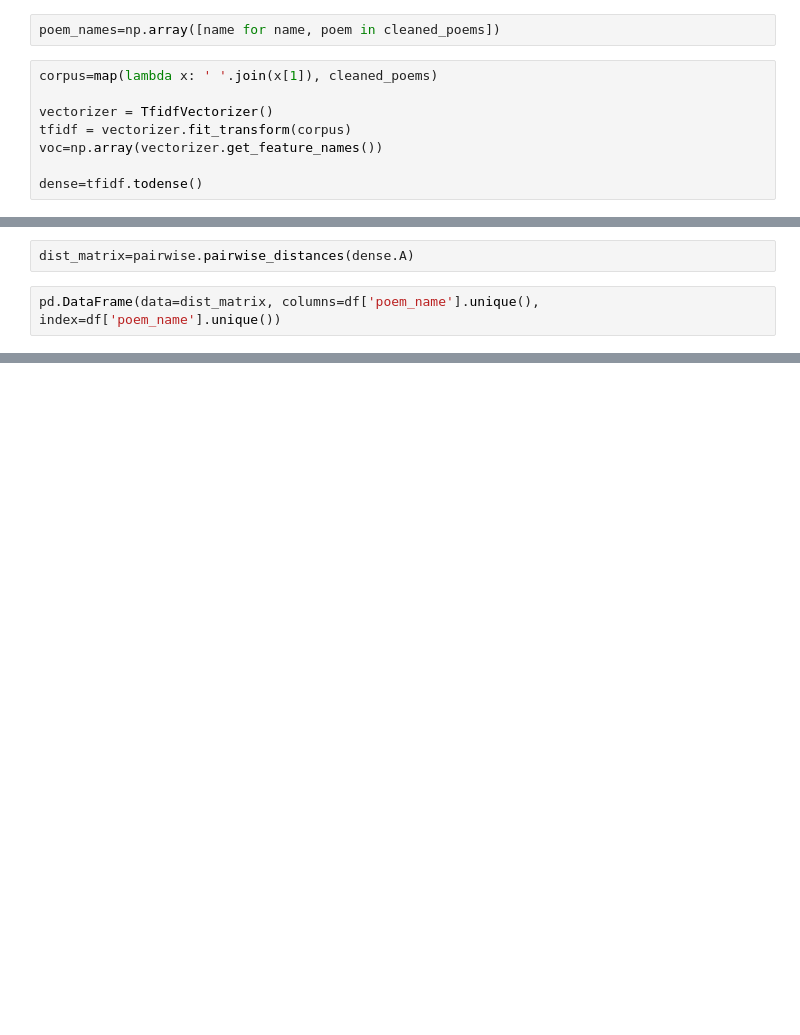
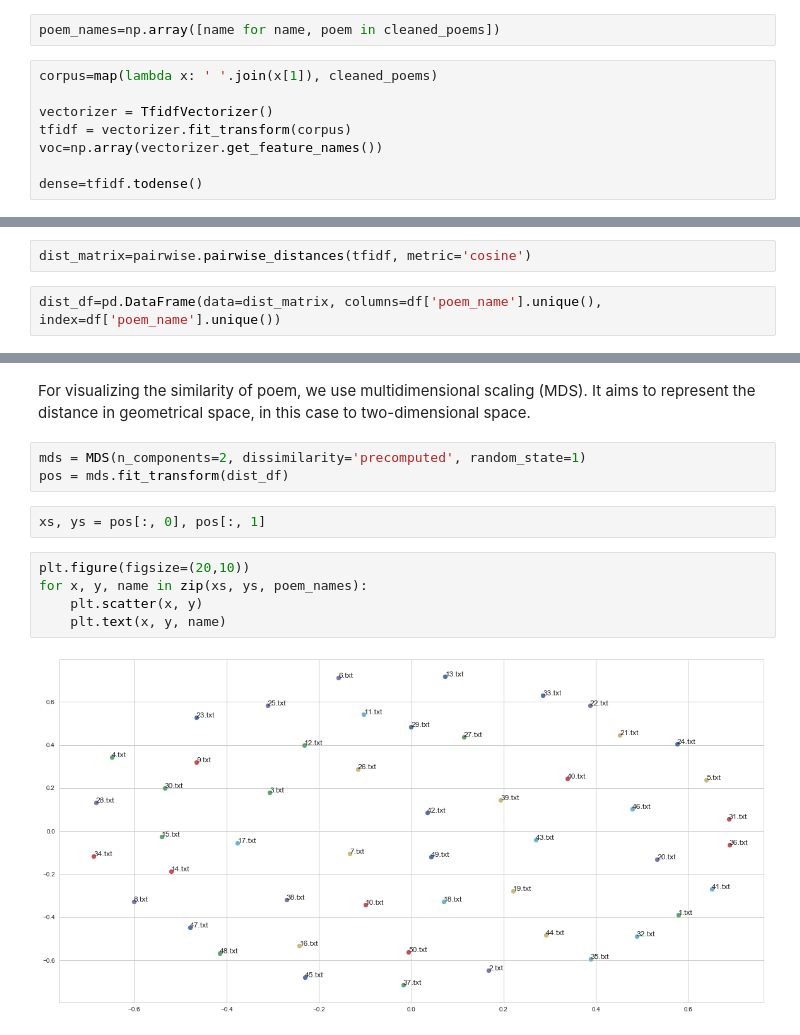
Before and after one commit to annisall/kalevala_analysis, a Jupyter notebook: kalevala_analysis.ipynb, the cells around one changed output, grey strips where cells are left out. Drawn from its saved outputs; the diff is of its cells as text; blank space fills up the shorter version.

Commit message:
Added visualization and better n-top words function

```diff
--- a/kalevala_analysis.ipynb
+++ b/kalevala_analysis.ipynb
@@ -60,4 +91,4 @@ dense=tfidf.todense()
 # %%
-dist_matrix=pairwise.pairwise_distances(dense.A)
+dist_matrix=pairwise.pairwise_distances(tfidf, metric='cosine')
 # %%
-pd.DataFrame(data=dist_matrix, columns=df['poem_name'].unique(), index=df['poem_name'].unique())
+dist_df=pd.DataFrame(data=dist_matrix, columns=df['poem_name'].unique(), index=df['poem_name'].unique())
@@ -82,0 +95,14 @@ pd.DataFrame(data=dist_matrix, columns=df['poem_name'].unique(), index=df['poem_
+# %% [markdown]
+For visualizing the similarity of poem, we use multidimensional scaling (MDS). It aims to represent the distance in geometrical space, in this case to two-dimensional space.
+# %%
+mds = MDS(n_components=2, dissimilarity='precomputed', random_state=1)
+pos = mds.fit_transform(dist_df)
+# %%
+xs, ys = pos[:, 0], pos[:, 1]
+# %%
+plt.figure(figsize=(20,10))
+for x, y, name in zip(xs, ys, poem_names):
+    plt.scatter(x, y)
+    plt.text(x, y, name)
+# %% [output]
+[figure, added]
```
Also changed, not shown: parts of 19 cells of this notebook.
